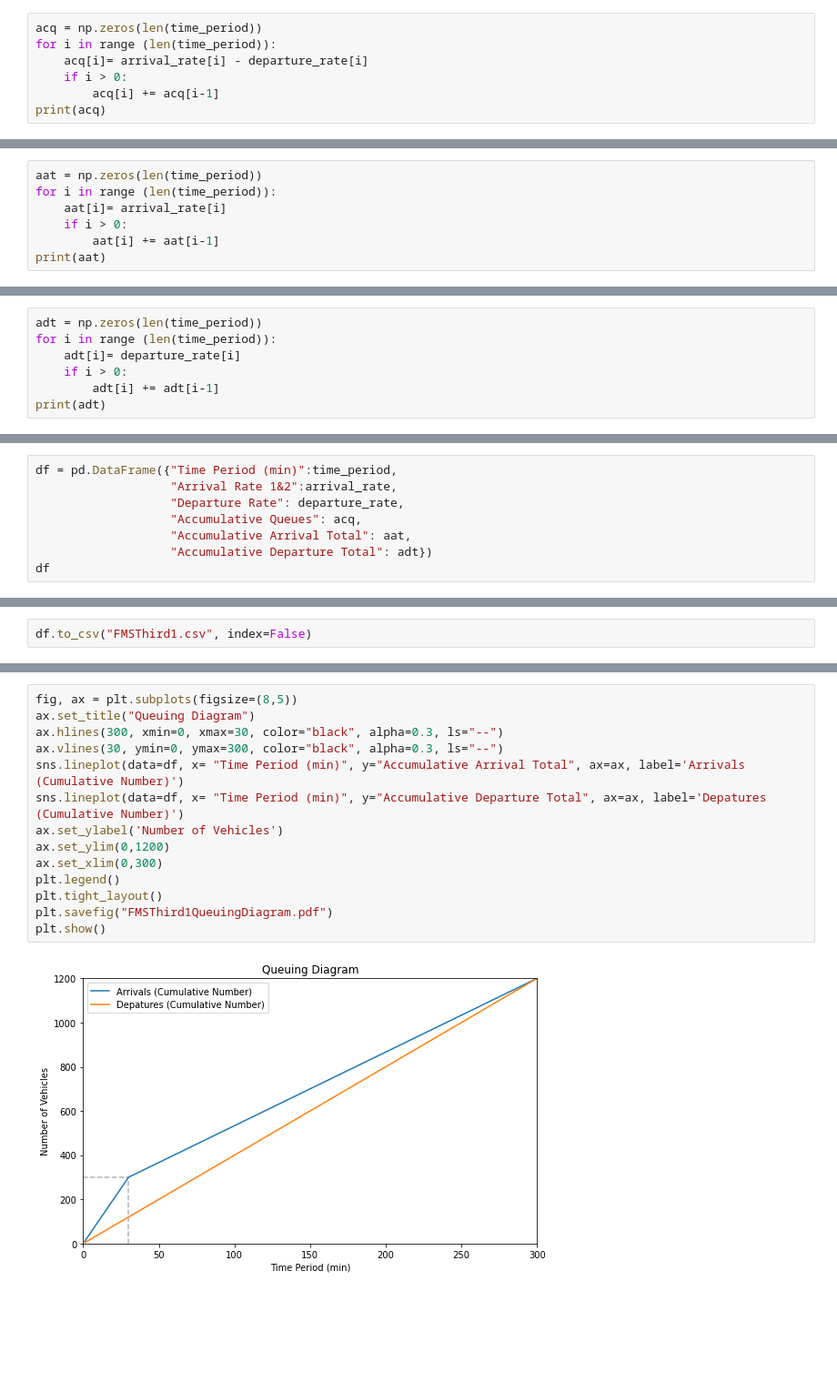
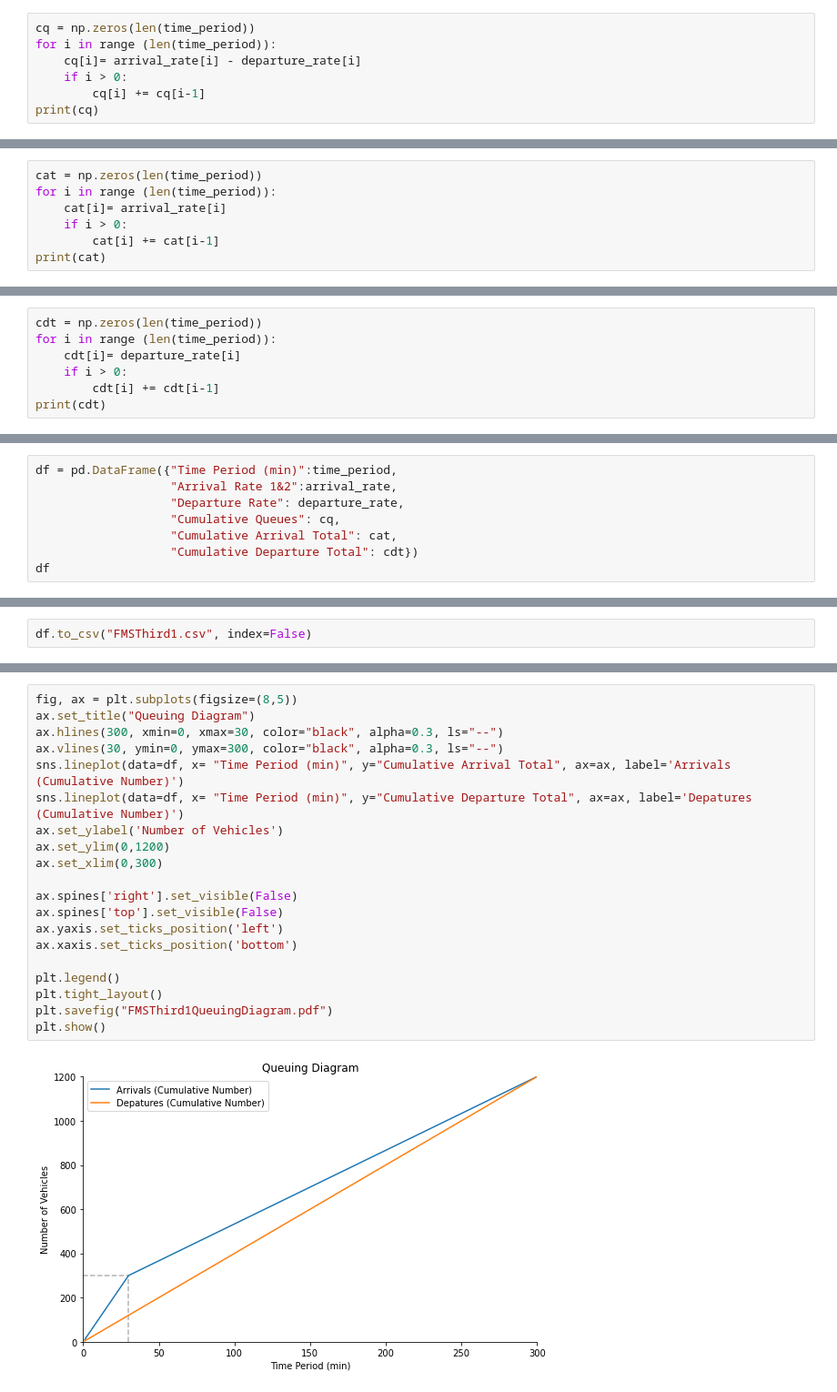
Before and after one commit to KazuichiroTaira/FMS, a Jupyter notebook: Thirdassignment/FMSThirdAssignment.ipynb, the cells around one changed output, grey strips where cells are left out. Shown: that part at 91% size. Saved outputs shown, nothing was run; the diff lists cells and outputs as text; blank space fills up the shorter version.

```diff
--- a/Thirdassignment/FMSThirdAssignment.ipynb
+++ b/Thirdassignment/FMSThirdAssignment.ipynb
@@ -110,12 +110,12 @@ print(departure_rate)
  4 4 4 4 4 4 4 4 4 4 4 4 4 4 4 4 4 4 4 4 4 4 4 4 4 4 4 4 4 4 4 4 4 4 4 4 4
  4 4 4 4]
 # %%
-acq = np.zeros(len(time_period))
+cq = np.zeros(len(time_period))
 for i in range (len(time_period)):
-    acq[i]= arrival_rate[i] - departure_rate[i]
+    cq[i]= arrival_rate[i] - departure_rate[i]
     if i > 0:
-        acq[i] += acq[i-1]
-print(acq)
+        cq[i] += cq[i-1]
+print(cq)
 # %% [output]
 [6.00000000e+00 1.20000000e+01 1.80000000e+01 2.40000000e+01
  3.00000000e+01 3.60000000e+01 4.20000000e+01 4.80000000e+01
@@ -135,12 +135,12 @@ print(acq)
  4.66666667e+00 4.00000000e+00 3.33333333e+00 2.66666667e+00
  2.00000000e+00 1.33333333e+00 6.66666667e-01 3.81028542e-13]
 # %%
-aat = np.zeros(len(time_period))
+cat = np.zeros(len(time_period))
 for i in range (len(time_period)):
-    aat[i]= arrival_rate[i]
+    cat[i]= arrival_rate[i]
     if i > 0:
-        aat[i] += aat[i-1]
-print(aat)
+        cat[i] += cat[i-1]
+print(cat)
 # %% [output]
 [  10.           20.           30.           40.           50.
    60.           70.           80.           90.          100.
@@ -160,12 +160,12 @@ print(aat)
  1170.         1173.33333333 1176.66666667 1180.         1183.33333333
  1186.66666667 1190.         1193.33333333 1196.66666667 1200.        ]
 # %%
-adt = np.zeros(len(time_period))
+cdt = np.zeros(len(time_period))
 for i in range (len(time_period)):
-    adt[i]= departure_rate[i]
+    cdt[i]= departure_rate[i]
     if i > 0:
-        adt[i] += adt[i-1]
-print(adt)
+        cdt[i] += cdt[i-1]
+print(cdt)
 # %% [output]
 [   4.    8.   12.   16.   20.   24.   28.   32.   36.   40.   44.   48.
    52.   56.   60.   64.   68.   72.   76.   80.   84.   88.   92.   96.
@@ -188,8 +188,8 @@ print(adt)
 df = pd.DataFrame({"Time Period (min)":time_period,
                    "Arrival Rate 1&2":arrival_rate,
                    "Departure Rate": departure_rate,
-                   "Accumulative Queues": acq,
-                   "Accumulative Arrival Total": aat,
-                   "Accumulative Departure Total": adt})
+                   "Cumulative Queues": cq,
+                   "Cumulative Arrival Total": cat,
+                   "Cumulative Departure Total": cdt})
 df
 # %% [output]
@@ -213,16 +211,22 @@ df
 # %%
 fig, ax = plt.subplots(figsize=(8,5))
 ax.set_title("Queuing Diagram")
 ax.hlines(300, xmin=0, xmax=30, color="black", alpha=0.3, ls="--")
 ax.vlines(30, ymin=0, ymax=300, color="black", alpha=0.3, ls="--")
-sns.lineplot(data=df, x= "Time Period (min)", y="Accumulative Arrival Total", ax=ax, label='Arrivals (Cumulative Number)')
-sns.lineplot(data=df, x= "Time Period (min)", y="Accumulative Departure Total", ax=ax, label='Depatures (Cumulative Number)')
+sns.lineplot(data=df, x= "Time Period (min)", y="Cumulative Arrival Total", ax=ax, label='Arrivals (Cumulative Number)')
+sns.lineplot(data=df, x= "Time Period (min)", y="Cumulative Departure Total", ax=ax, label='Depatures (Cumulative Number)')
 ax.set_ylabel('Number of Vehicles')
 ax.set_ylim(0,1200)
 ax.set_xlim(0,300)
+
+ax.spines['right'].set_visible(False)
+ax.spines['top'].set_visible(False)
+ax.yaxis.set_ticks_position('left')
+ax.xaxis.set_ticks_position('bottom')
+
 plt.legend()
 plt.tight_layout()
 plt.savefig("FMSThird1QueuingDiagram.pdf")
 plt.show()
 # %% [output]
-[figure, old version]
+[figure, new version]
```
Also changed, not shown: parts of 2 cells of this notebook, 2 other files.
